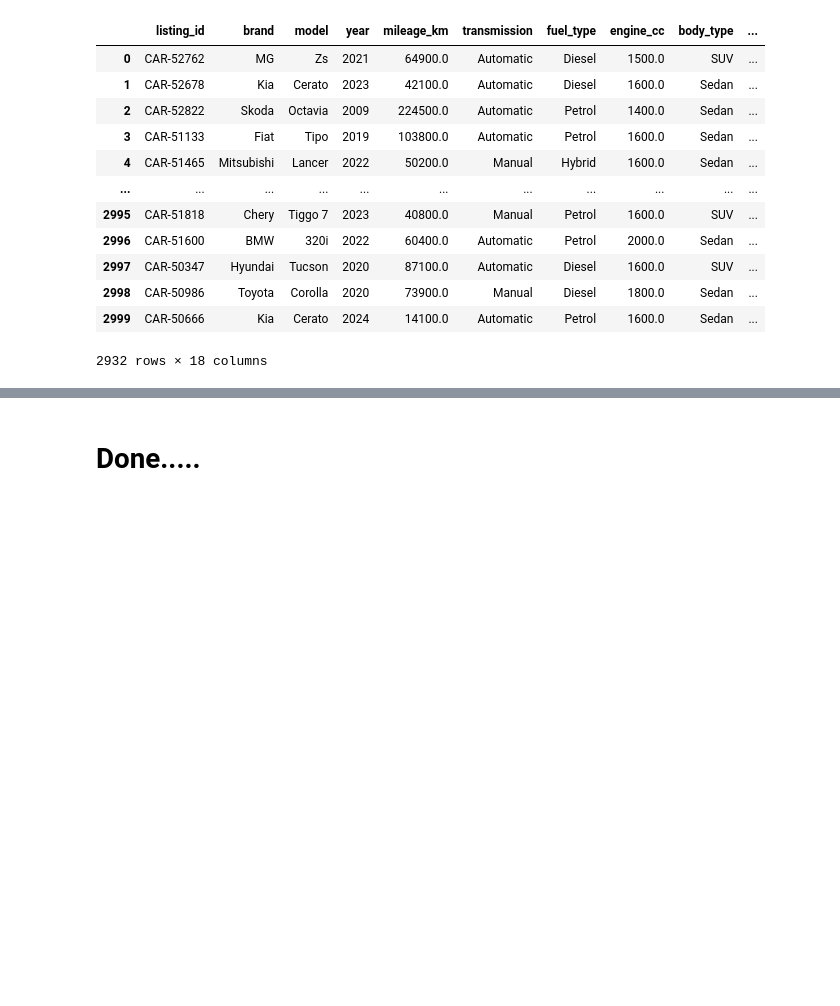
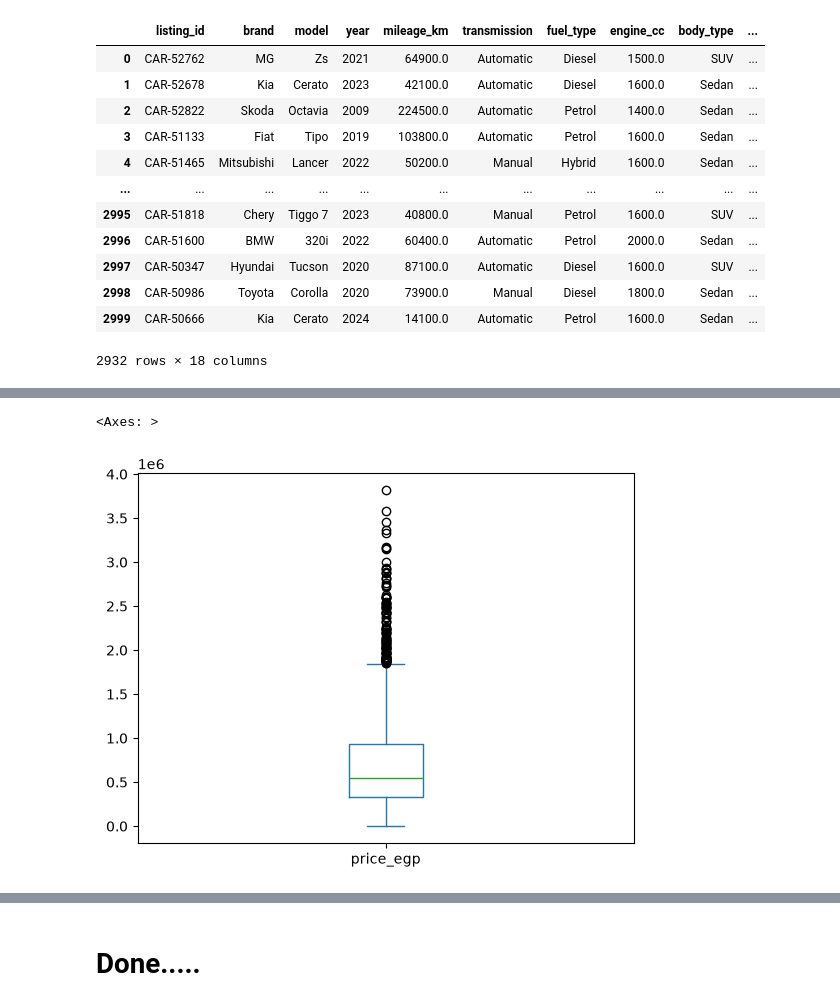
Before and after one commit to SaraElbably-2024/used_car_market_EDA, a Jupyter notebook: datacleaning.ipynb, the cells around one changed output, grey strips where cells are left out. Cells and saved outputs as stored; diff of their text form; code cells hidden in the pictures; blank space fills up the shorter version.

```diff
--- a/datacleaning.ipynb
+++ b/datacleaning.ipynb
@@ -540,0 +546,5 @@ df
+# %%
+df['price_egp'].plot(kind='box')
+# %% [output]
+<Axes: >
+[figure, added]
```
Also changed, not shown: parts of 9 cells of this notebook, 1 other file.
